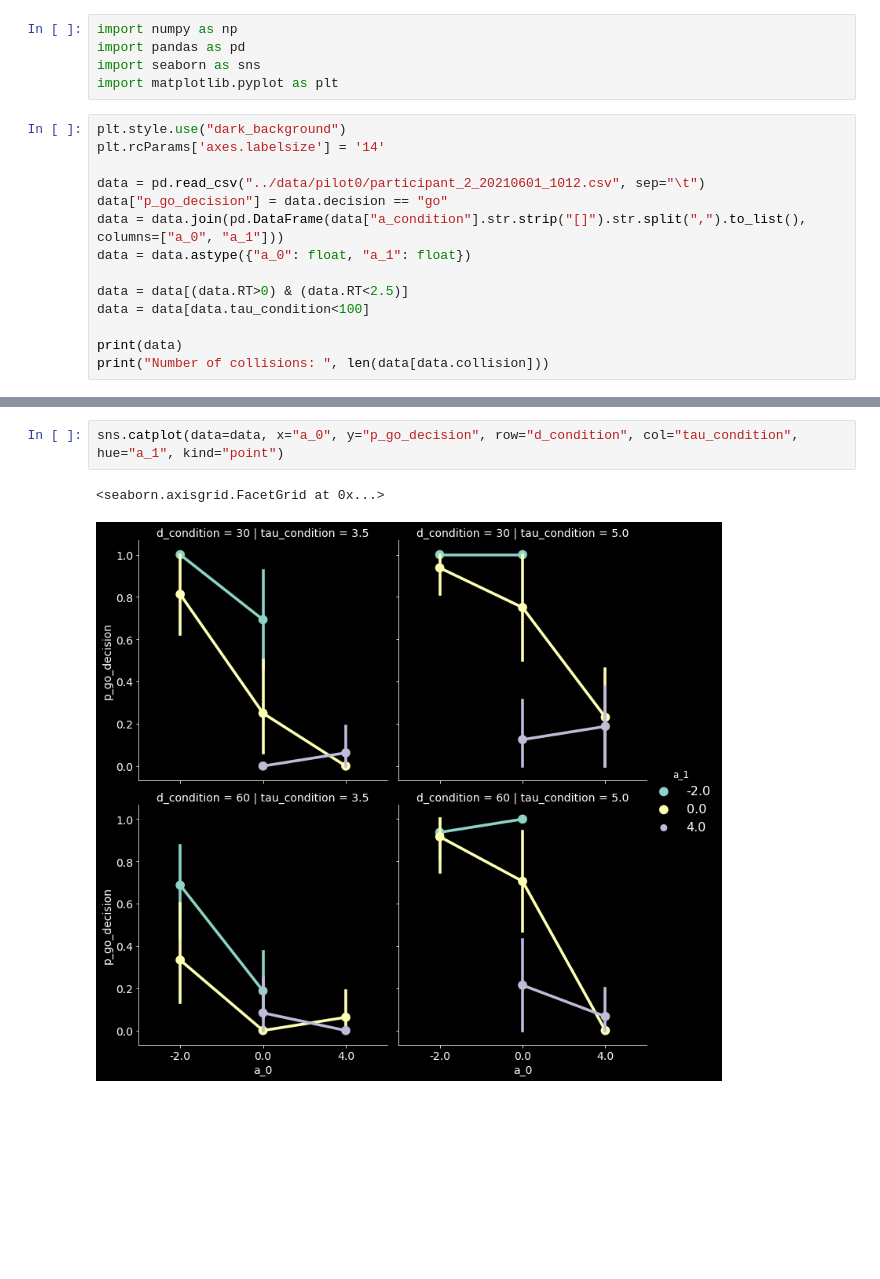
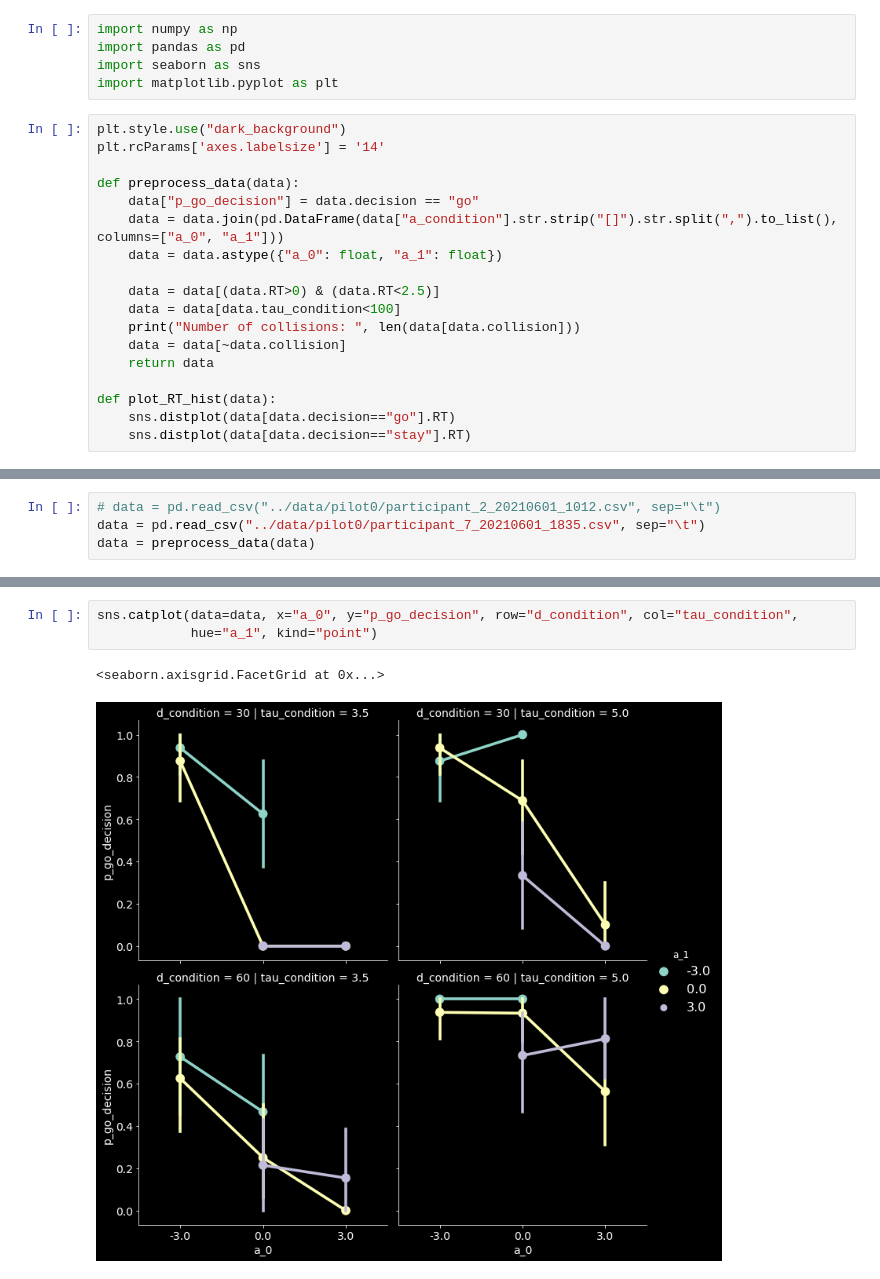
Before and after one commit to tud-hri/nudging-humans-in-traffic, a Jupyter notebook: data_analysis/pilot0_results.ipynb, the cells around one changed output, grey strips where cells are left out. Drawn from its saved outputs; the diff is of its cells as text; blank space fills up the shorter version.

Commit message:
Acceleration levels changed, another pilot data file added

```diff
--- a/data_analysis/pilot0_results.ipynb
+++ b/data_analysis/pilot0_results.ipynb
@@ -7,13 +7,17 @@ import matplotlib.pyplot as plt
 plt.style.use("dark_background")
 plt.rcParams['axes.labelsize'] = '14'
 
-data = pd.read_csv("../data/pilot0/participant_2_20210601_1012.csv", sep="\t")
-data["p_go_decision"] = data.decision == "go"
-data = data.join(pd.DataFrame(data["a_condition"].str.strip("[]").str.split(",").to_list(), columns=["a_0", "a_1"]))
-data = data.astype({"a_0": float, "a_1": float})
+def preprocess_data(data):
+    data["p_go_decision"] = data.decision == "go"
+    data = data.join(pd.DataFrame(data["a_condition"].str.strip("[]").str.split(",").to_list(), columns=["a_0", "a_1"]))
+    data = data.astype({"a_0": float, "a_1": float})
 
-data = data[(data.RT>0) & (data.RT<2.5)]
-data = data[data.tau_condition<100]
+    data = data[(data.RT>0) & (data.RT<2.5)]
+    data = data[data.tau_condition<100]
+    print("Number of collisions: ", len(data[data.collision]))
+    data = data[~data.collision]
+    return data
 
-print(data)
-print("Number of collisions: ", len(data[data.collision]))
+def plot_RT_hist(data):
+    sns.distplot(data[data.decision=="go"].RT)
+    sns.distplot(data[data.decision=="stay"].RT)
@@ -44,0 +24,4 @@ TypeError: object of type 'NoneType' has no len()
+# %%
+# data = pd.read_csv("../data/pilot0/participant_2_20210601_1012.csv", sep="\t")
+data = pd.read_csv("../data/pilot0/participant_7_20210601_1835.csv", sep="\t")
+data = preprocess_data(data)
@@ -45,5 +42,6 @@ TypeError: object of type 'NoneType' has no len()
 # %%
-sns.catplot(data=data, x="a_0", y="p_go_decision", row="d_condition", col="tau_condition", hue="a_1", kind="point")
+sns.catplot(data=data, x="a_0", y="p_go_decision", row="d_condition", col="tau_condition",
+            hue="a_1", kind="point")
 # %% [output]
 <seaborn.axisgrid.FacetGrid at 0x...>
-[figure, old version]
+[figure, new version]
```
Also changed, not shown: parts of 13 cells of this notebook, 2 other files.
